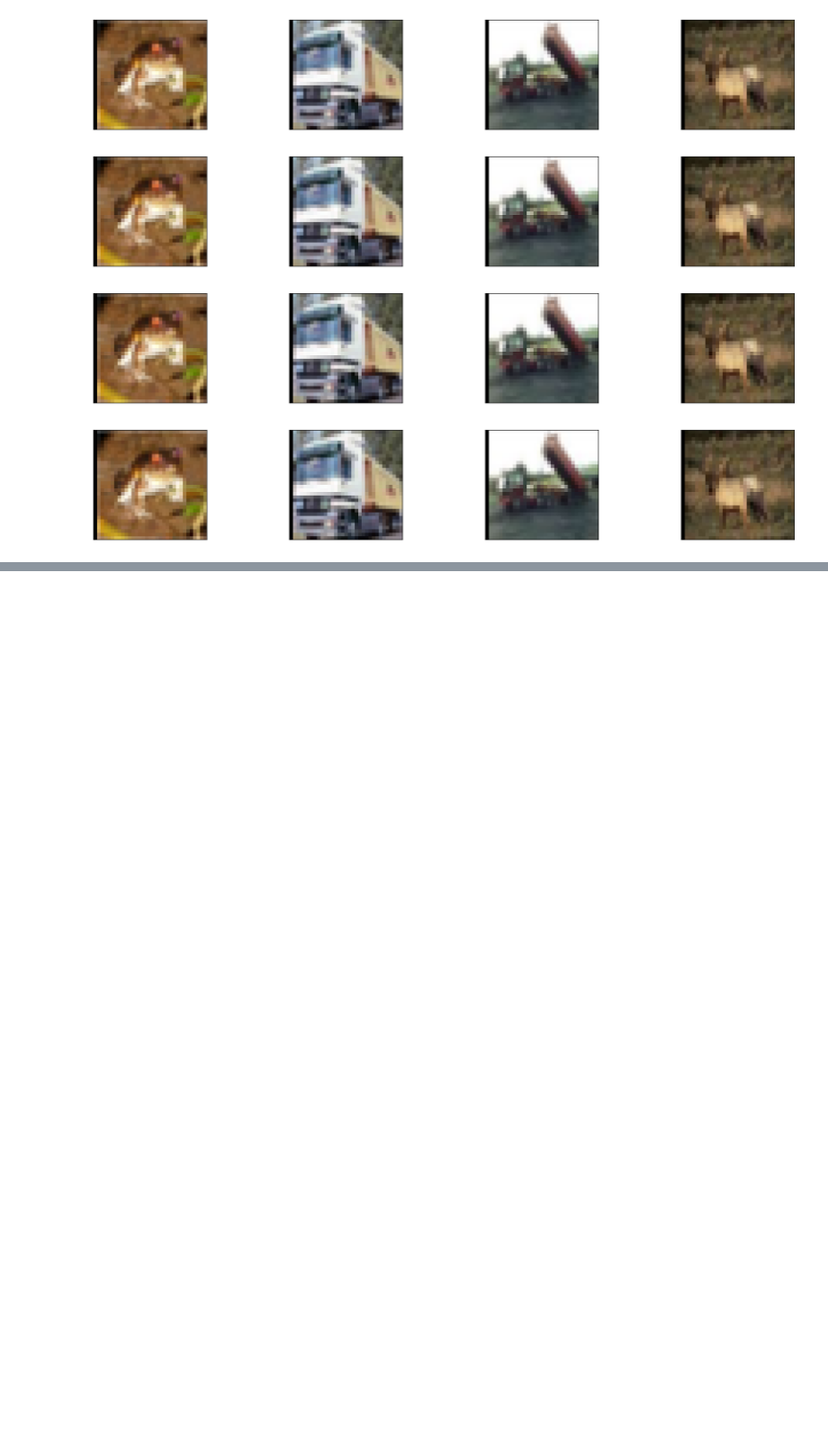
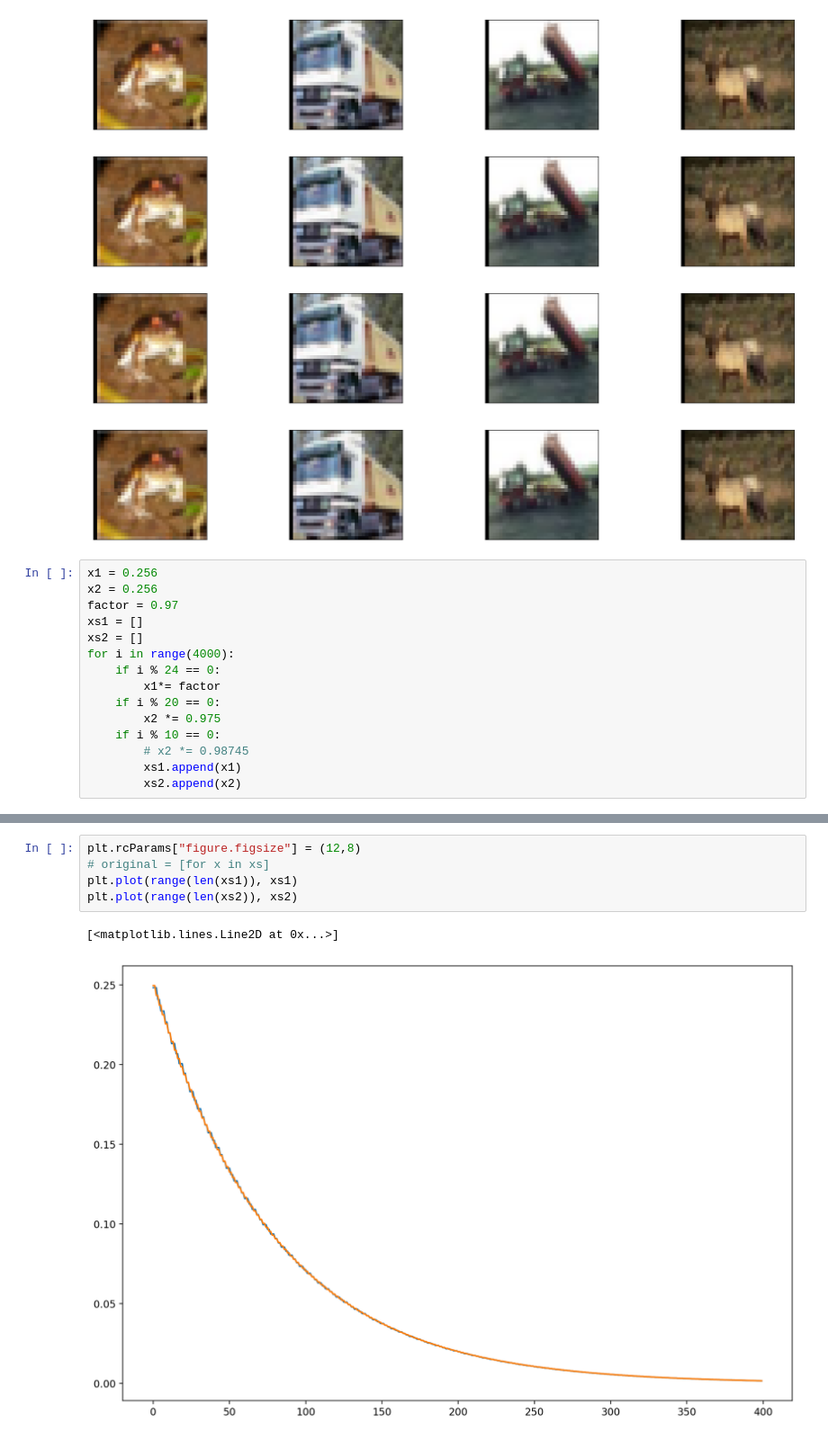
Before and after one commit to Stanvla/PytorchExamples, a Jupyter notebook: ComputerVision/EfficientNet_image_classification/ImageTransforms.ipynb, the cells around one changed output, grey strips where cells are left out. Shown at 90% size. Saved outputs shown, nothing was run; the diff lists cells and outputs as text; blank space fills up the shorter version.

```diff
--- a/ComputerVision/EfficientNet_image_classification/ImageTransforms.ipynb
+++ b/ComputerVision/EfficientNet_image_classification/ImageTransforms.ipynb
@@ -70,3 +78,18 @@ for new_resolution in [32, 64, 128, 256, 512]:
 [figure]
 [figure]
 [figure]
+# %%
+x1 = 0.256
+x2 = 0.256
+factor = 0.97
+xs1 = []
+xs2 = []
+for i in range(4000):
+    if i % 24 == 0:
+        x1*= factor
+    if i % 20 == 0:
+        x2 *= 0.975
+    if i % 10 == 0:
+        # x2 *= 0.98745
+        xs1.append(x1)
+        xs2.append(x2)
@@ -72,0 +116,8 @@ for new_resolution in [32, 64, 128, 256, 512]:
+# %%
+plt.rcParams["figure.figsize"] = (12,8)
+# original = [for x in xs]
+plt.plot(range(len(xs1)), xs1)
+plt.plot(range(len(xs2)), xs2)
+# %% [output]
+[<matplotlib.lines.Line2D at 0x...>]
+[figure, added]
```
Also changed, not shown: parts of 4 cells of this notebook, 1 other file.
